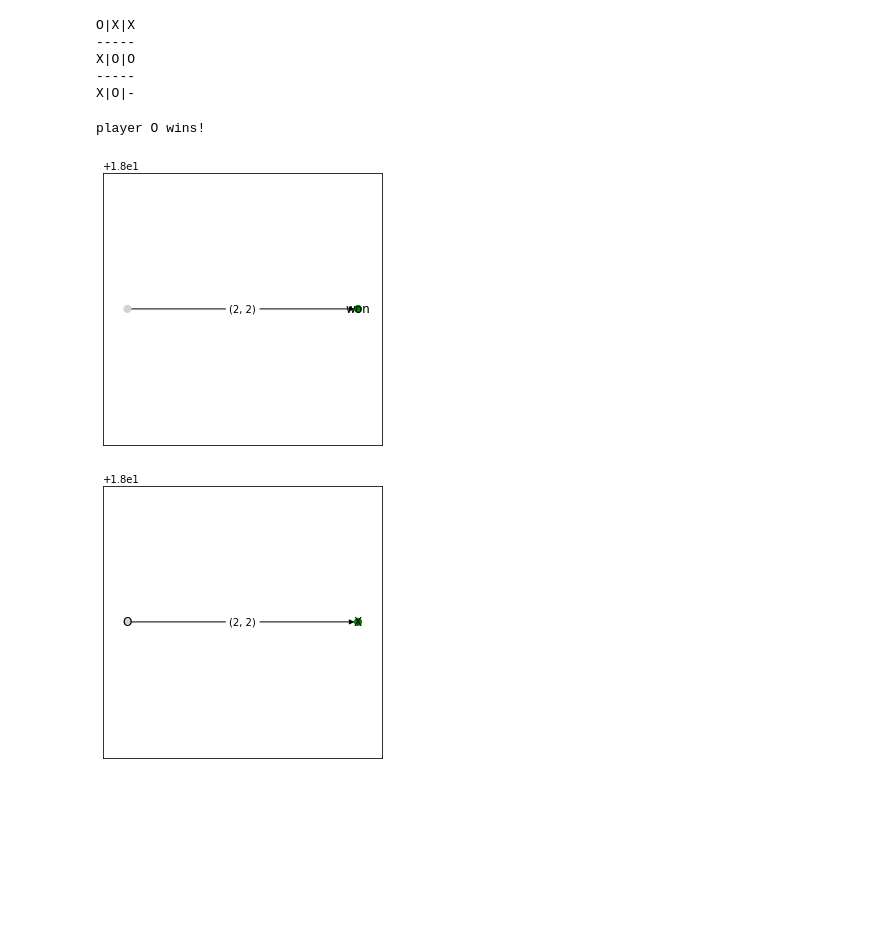
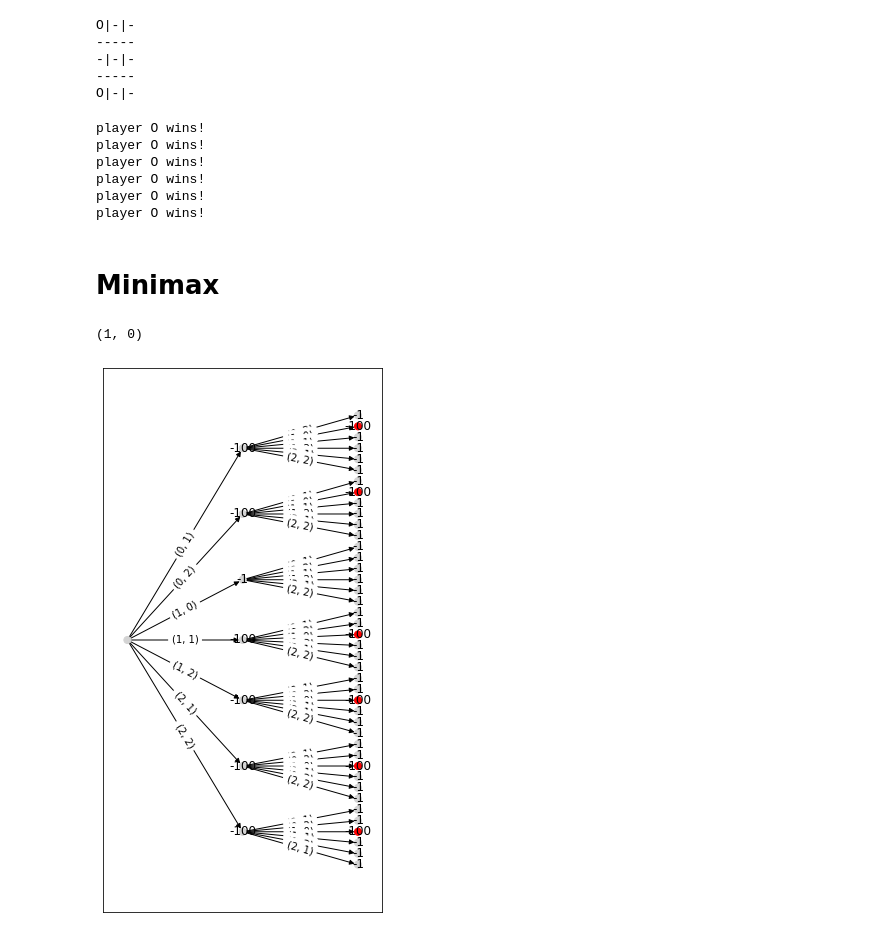
Before and after one commit to davidrossouw/ttt, a Jupyter notebook: ttt_AI.ipynb, the cells around one changed output. Saved outputs shown, nothing was run; the diff lists cells and outputs as text; code cells hidden in the pictures; blank space fills up the shorter version.

Commit message:
added minimax algo

```diff
--- a/ttt_AI.ipynb
+++ b/ttt_AI.ipynb
@@ -195,11 +194,11 @@ def search(board, player, max_depth=3): # -> DiGraph
         leavelist = newleavelist[:]
         newleavelist = []
         for leave in leavelist:
-            # Get parent board
-            parent_board = Board(G.nodes[leave]['state'])
-            for move in parent_board.moves_available(parent_board.state):
+            # Get parent state
+            parent_state = G.nodes(data=True)[leave]['state'] #G.nodes(data=True)[list(G.pred[leave])[0]]['state']
+            for move in board.moves_available(parent_state):
                 # Do move
-                new_state = play_move(state=board.state, move=move, marker=turn_marker)
+                new_state = play_move(parent_state, move=move, marker=turn_marker)
                 # Check if game is finished after move
                 is_finished = board.is_finished(new_state)
                 # Add move node to graph
@@ -213,31 +212,22 @@ def search(board, player, max_depth=3): # -> DiGraph
         depth=depth+1
     return G
 # %%
-# Draw!
-# O|X|X
-# -----
-# X|O|O
-# -----
-# X|O|X
-
 player1 = RandomPlayer('X')
 player2 = RandomPlayer('O')
-board = Board(np.array([[2,1,1],[1,2,2],[1,2,0]]))
+board = Board(np.array([[2,0,0],[0,0,0],[2,0,0]]))
 board.draw(board.state)
 # %% [output]
-O|X|X
+O|-|-
 -----
-X|O|O
+-|-|-
 -----
-X|O|-
+O|-|-
 # %%
-G = search(board=board, player=player2, max_depth=1)
+G = search(board=board, player=player1, max_depth=2)
 # %% [output]
 player O wins!
+player O wins!
+player O wins!
+player O wins!
+player O wins!
+player O wins!
-# %%
-draw_graph(G, fig_size=(5,5), node_label='result', edge_label='move')
-draw_graph(G, fig_size=(5,5), node_label='player', edge_label='move')
-#draw_graph(G, fig_size=(5,20))
-# %% [output]
-[figure, removed]
-[figure, removed]
@@ -243,0 +237,2 @@ draw_graph(G, fig_size=(5,5), node_label='player', edge_label='move')
+# %% [markdown]
+# Minimax
@@ -244,3 +299,12 @@ draw_graph(G, fig_size=(5,5), node_label='player', edge_label='move')
+# %%
+G, move = minimax(G)
+move
+# %% [output]
+(1, 0)
+# %%
+draw_graph(G, fig_size=(5,10), node_label='score', edge_label='move')
+# %% [output]
+[figure, added]
 # %%
 # class Game():
 #     def __init__(self, player1, player2):
```
Also changed, not shown: parts of 5 cells of this notebook.
